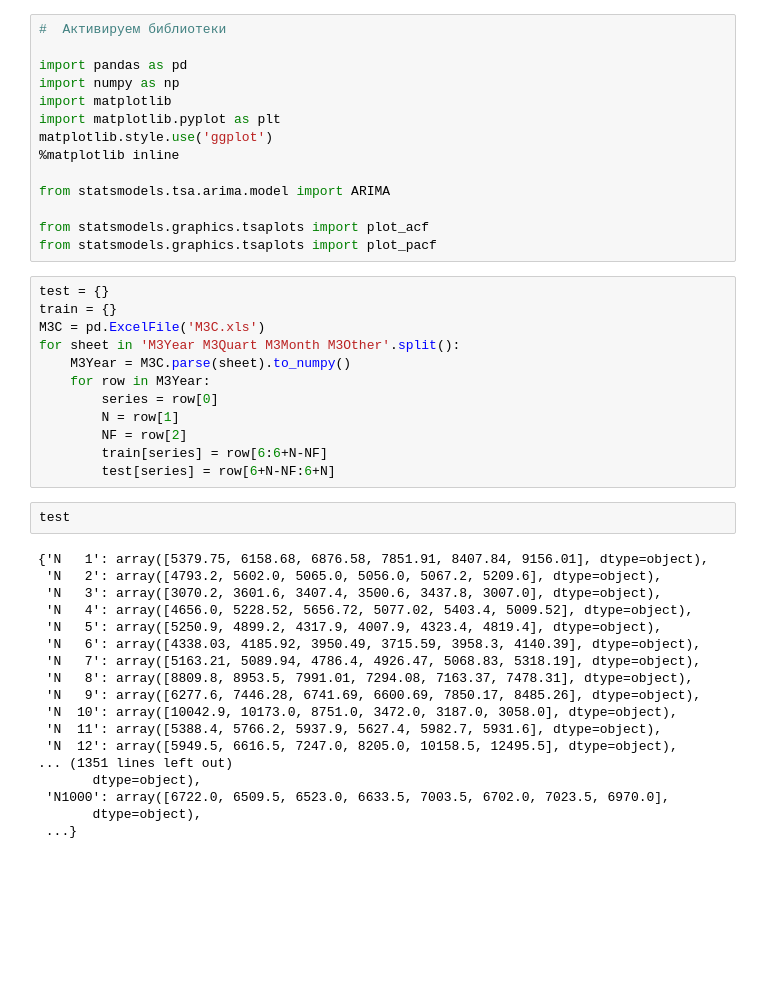
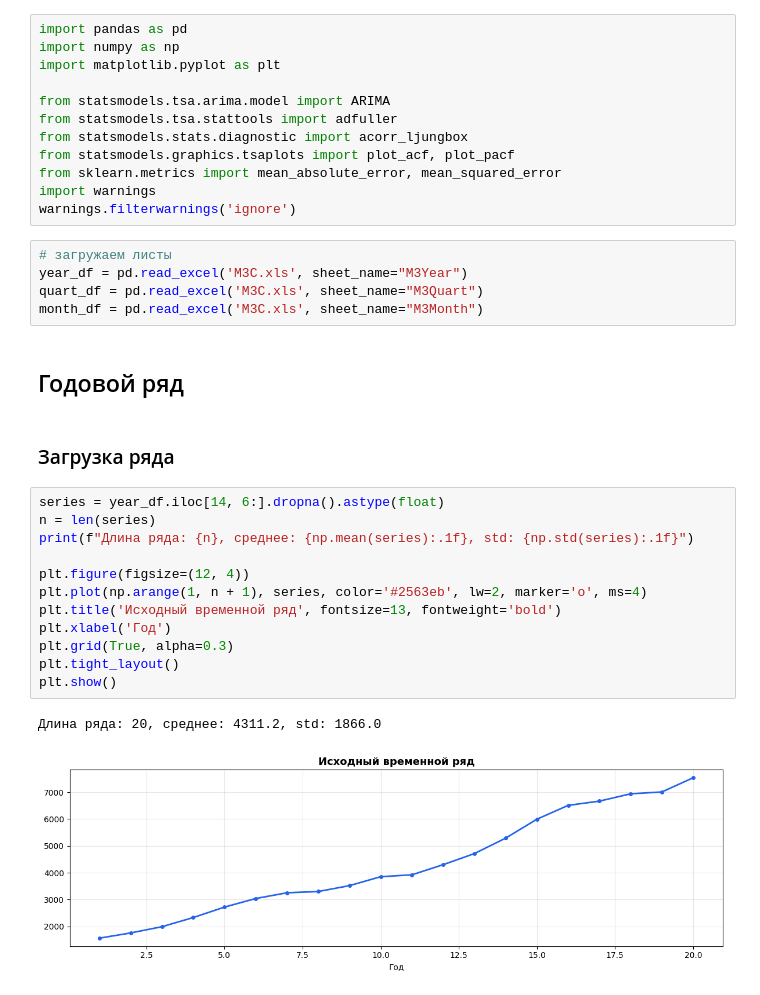
Before and after one commit to ITMO-NikitaGrishin/ITMO_python_data_analysis, a Jupyter notebook: laba_10_2/laba_10_2.ipynb, the cells around one changed output. Drawn from its saved outputs; the diff is of its cells as text; blank space fills up the shorter version.

```diff
--- a/laba_10_2/laba_10_2.ipynb
+++ b/laba_10_2/laba_10_2.ipynb
@@ -1,46 +25,36 @@
 # %%
-#  Активируем библиотеки
-
 import pandas as pd
 import numpy as np
-import matplotlib
 import matplotlib.pyplot as plt
-matplotlib.style.use('ggplot')
-%matplotlib inline
 
 from statsmodels.tsa.arima.model import ARIMA
-
-from statsmodels.graphics.tsaplots import plot_acf
-from statsmodels.graphics.tsaplots import plot_pacf
+from statsmodels.tsa.stattools import adfuller
+from statsmodels.stats.diagnostic import acorr_ljungbox
+from statsmodels.graphics.tsaplots import plot_acf, plot_pacf
+from sklearn.metrics import mean_absolute_error, mean_squared_error
+import warnings
+warnings.filterwarnings('ignore')
-# %%
-test = {}
-train = {}
-M3C = pd.ExcelFile('M3C.xls')
-for sheet in 'M3Year M3Quart M3Month M3Other'.split():
-    M3Year = M3C.parse(sheet).to_numpy()
-    for row in M3Year:
-        series = row[0]
-        N = row[1]
-        NF = row[2]
-        train[series] = row[6:6+N-NF]
-        test[series] = row[6+N-NF:6+N]
-# %%
-test
-# %% [output]
-{'N   1': array([5379.75, 6158.68, 6876.58, 7851.91, 8407.84, 9156.01], dtype=object),
- 'N   2': array([4793.2, 5602.0, 5065.0, 5056.0, 5067.2, 5209.6], dtype=object),
- 'N   3': array([3070.2, 3601.6, 3407.4, 3500.6, 3437.8, 3007.0], dtype=object),
- 'N   4': array([4656.0, 5228.52, 5656.72, 5077.02, 5403.4, 5009.52], dtype=object),
- 'N   5': array([5250.9, 4899.2, 4317.9, 4007.9, 4323.4, 4819.4], dtype=object),
- 'N   6': array([4338.03, 4185.92, 3950.49, 3715.59, 3958.3, 4140.39], dtype=object),
- 'N   7': array([5163.21, 5089.94, 4786.4, 4926.47, 5068.83, 5318.19], dtype=object),
- 'N   8': array([8809.8, 8953.5, 7991.01, 7294.08, 7163.37, 7478.31], dtype=object),
- 'N   9': array([6277.6, 7446.28, 6741.69, 6600.69, 7850.17, 8485.26], dtype=object),
- 'N  10': array([10042.9, 10173.0, 8751.0, 3472.0, 3187.0, 3058.0], dtype=object),
- 'N  11': array([5388.4, 5766.2, 5937.9, 5627.4, 5982.7, 5931.6], dtype=object),
- 'N  12': array([5949.5, 6616.5, 7247.0, 8205.0, 10158.5, 12495.5], dtype=object),
-... (1351 lines left out)
-       dtype=object),
- 'N1000': array([6722.0, 6509.5, 6523.0, 6633.5, 7003.5, 6702.0, 7023.5, 6970.0],
-       dtype=object),
- ...}
+# %%
+# загружаем листы
+year_df = pd.read_excel('M3C.xls', sheet_name="M3Year")
+quart_df = pd.read_excel('M3C.xls', sheet_name="M3Quart")
+month_df = pd.read_excel('M3C.xls', sheet_name="M3Month")
+# %% [markdown]
+## Годовой ряд
+# %% [markdown]
+### Загрузка ряда
+# %%
+series = year_df.iloc[14, 6:].dropna().astype(float)
+n = len(series)
+print(f"Длина ряда: {n}, среднее: {np.mean(series):.1f}, std: {np.std(series):.1f}")
+
+plt.figure(figsize=(12, 4))
+plt.plot(np.arange(1, n + 1), series, color='#2563eb', lw=2, marker='o', ms=4)
+plt.title('Исходный временной ряд', fontsize=13, fontweight='bold')
+plt.xlabel('Год')
+plt.grid(True, alpha=0.3)
+plt.tight_layout()
+plt.show()
+# %% [output]
+Длина ряда: 20, среднее: 4311.2, std: 1866.0
+[figure, added]
```
Also changed, not shown: parts of 62 cells of this notebook, 1 other file.
